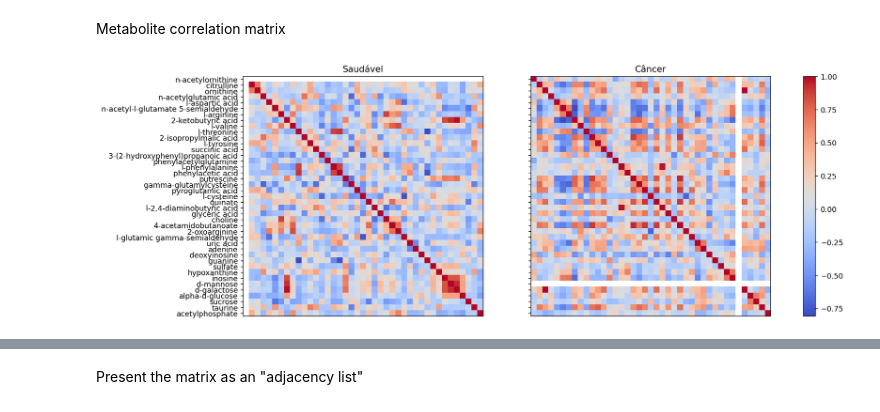
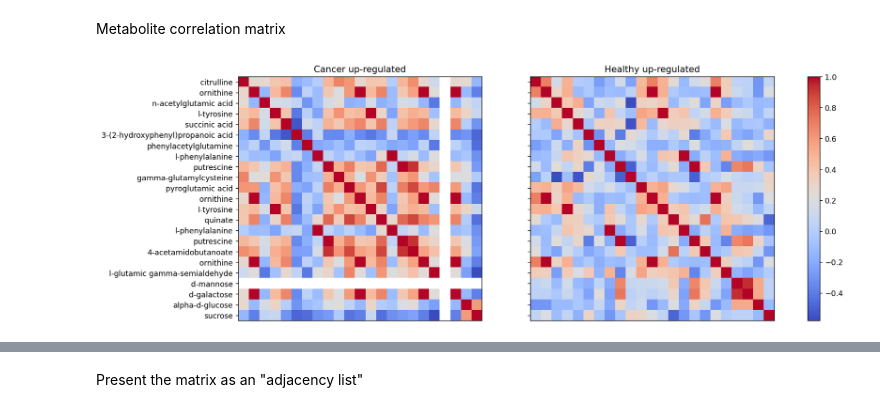
Before and after one commit to Gyovana-Moriyama/MO413-Ciencia-e-Visualizacao-de-Dados-em-Saude-2024, a Jupyter notebook: project-3-final/pipelines/notebooks/metabolite_correlation.ipynb, the cells around one changed output, grey strips where cells are left out. Drawn from its saved outputs; the diff is of its cells as text; code cells hidden in the pictures.

Commit message:
Added enrichment analysis fo rup and down regulated metabolites

```diff
--- a/project-3-final/pipelines/notebooks/metabolite_correlation.ipynb
+++ b/project-3-final/pipelines/notebooks/metabolite_correlation.ipynb
@@ -24,7 +31,10 @@ metabolites = pd.concat([metabolites.iloc[:, 0], metabolites.filter(df['Name'].s
 # %% [markdown]
 Create two dataframes, one for healthy subjects, and the other for cancer patients
 # %%
-cancer = metabolites[metabolites['label'] == 0].drop('label', axis=1).reset_index(drop=True)
-healthy = metabolites[metabolites['label'] == 1].drop('label', axis=1).reset_index(drop=True)
+cancer_upregulated = metabolites[metabolites_upregulated['label'] == 0].drop('label', axis=1).reset_index(drop=True)
+cancer_downregulated = metabolites[metabolites_downregulated['label'] == 0].drop('label', axis=1).reset_index(drop=True)
+healthy_upregulated = metabolites[metabolites_upregulated['label'] == 1].drop('label', axis=1).reset_index(drop=True)
+healthy_downregulated = metabolites[metabolites_downregulated['label'] == 1].drop('label', axis=1).reset_index(drop=True)
 # %%
-filtered_metabolites = pd.read_csv('../../data/processed/metabolites_from_pathways.csv', sep=';')
+filtered_metabolites_up = pd.read_csv('../../data/processed/metabolites_from_pathways_upregulated.csv', sep=';')
+filtered_metabolites_down = pd.read_csv('../../data/processed/metabolites_from_pathways_downregulated.csv', sep=';')
@@ -34,26 +41,33 @@ healthy = healthy.filter(filtered_metabolites['Query'])
+# %%
+cancer_upregulated = cancer_upregulated.filter(filtered_metabolites_up['Query'])
+cancer_downregulated = cancer_downregulated.filter(filtered_metabolites_down['Query'])
+healthy_upregulated = healthy_upregulated.filter(filtered_metabolites_up['Query'])
+healthy_downregulated = healthy_downregulated.filter(filtered_metabolites_down['Query'])
 # %% [markdown]
 Metabolite correlation matrix
 # %%
-cancer_corr = cancer.corr(method='pearson', numeric_only=False)
-healthy_corr = healthy.corr(method='pearson', numeric_only=False)
+cancer_corr_up = cancer_upregulated.corr(method='pearson', numeric_only=False)
+cancer_corr_down = cancer_downregulated.corr(method='pearson', numeric_only=False)
+healthy_corr_up = healthy_upregulated.corr(method='pearson', numeric_only=False)
+healthy_corr_down = healthy_downregulated.corr(method='pearson', numeric_only=False)
 # %%
 fig, axs = plt.subplots(1, 2, figsize=(16, 9),  dpi=128, sharey=True)
 
-cancer_map = axs[0].imshow(healthy_corr, cmap='coolwarm', interpolation='nearest', aspect='auto')
-axs[0].set_title('Saudável')
-axs[0].set_yticks(np.arange(healthy_corr.shape[1]), healthy_corr.columns)
+cancer_map_up = axs[0].imshow(cancer_corr_up, cmap='coolwarm', interpolation='nearest', aspect='auto')
+axs[0].set_title('Cancer up-regulated')
+axs[0].set_yticks(np.arange(cancer_corr_up.shape[1]), cancer_corr_up.columns)
 axs[0].set_xticks([])
 axs[0].set_aspect('equal', adjustable='box')
 # fig.colorbar(cancer_map, ax=axs[0], pad=0.05)
 
-healthy_map = axs[1].imshow(cancer_corr, cmap='coolwarm', interpolation='nearest', aspect='auto')
-axs[1].set_title('Câncer')
-axs[1].set_yticks(np.arange(cancer_corr.shape[1]), cancer_corr.columns)
+healthy_map_up = axs[1].imshow(healthy_corr_up, cmap='coolwarm', interpolation='nearest', aspect='auto')
+axs[1].set_title('Healthy up-regulated')
+axs[1].set_yticks(np.arange(healthy_corr_up.shape[1]), healthy_corr_up.columns)
 axs[1].set_xticks([])
 axs[1].set_aspect('equal', adjustable='box')
 
-fig.colorbar(healthy_map, ax=axs, pad=0.05, shrink=.65)
+fig.colorbar(healthy_map_up, ax=axs, pad=0.05, shrink=.65)
 
-plt.savefig('../../assets/images/corr_heatmap.png', bbox_inches='tight')
+plt.savefig('../../assets/images/corr_heatmap_up.png', bbox_inches='tight')
 # %% [output]
-[figure, old version]
+[figure, new version]
```
Also changed, not shown: parts of 11 cells of this notebook, 39 other files.
